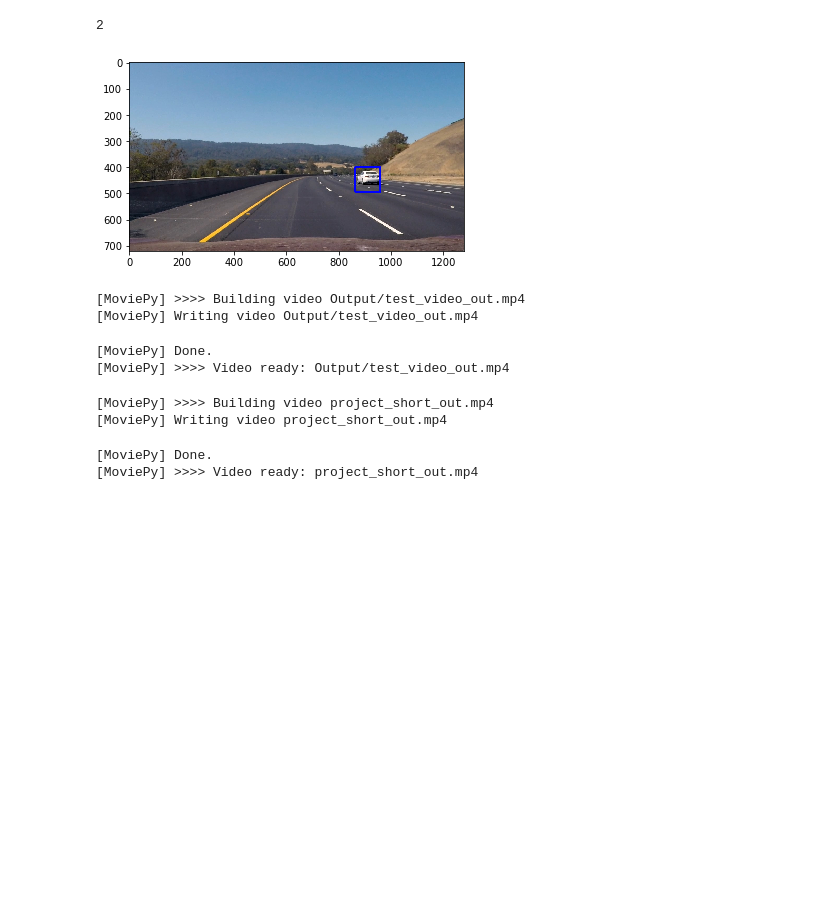
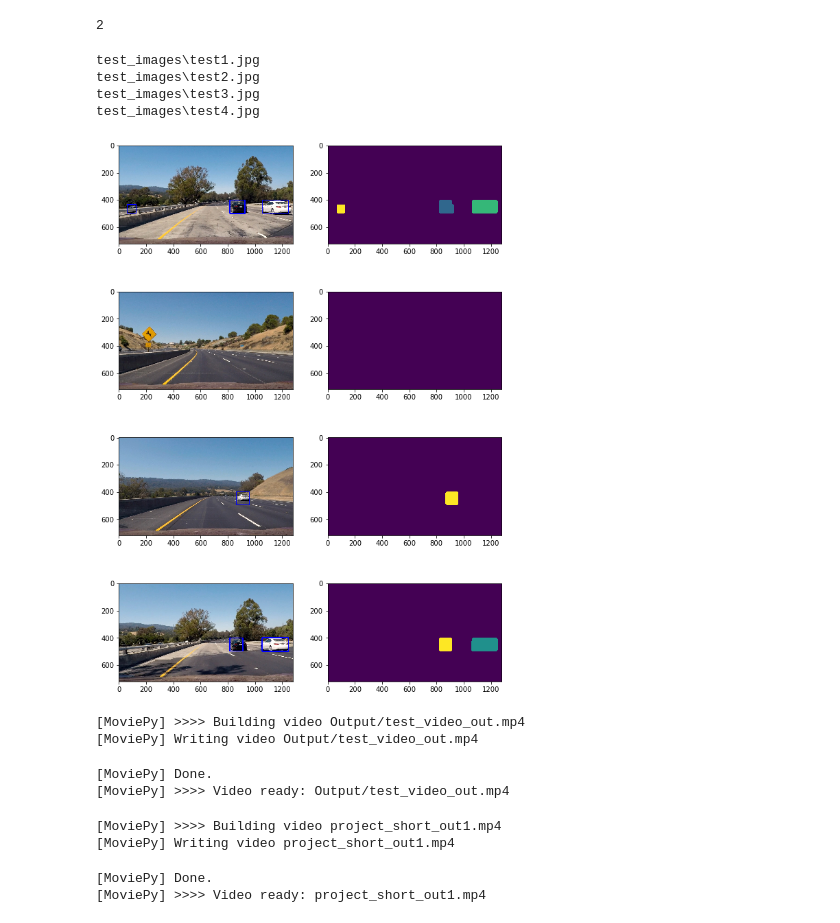
Before and after one commit to naushad-rahman/CarND-Vehicle-Detection, a Jupyter notebook: Detection.ipynb, the cells around one changed output. Saved outputs shown, nothing was run; the diff lists cells and outputs as text; code cells hidden in the pictures; blank space fills up the shorter version.

```diff
--- a/Detection.ipynb
+++ b/Detection.ipynb
@@ -263,7 +263,10 @@ def process_image(image, params):
         windows = itertools.chain(*all_windows)
 
     measurements = multiscale_detect(image, clf, config, windows)
+    #plt.imshow(measurements)
+    #plt.show()
     current_heatmap = update_heatmap(measurements, image.shape)
+
     if not params['cache_enabled']:
         thresh_heatmap = current_heatmap
     else:
@@ -274,6 +277,7 @@ def process_image(image, params):
     cv2.GaussianBlur(thresh_heatmap, (31,31), 0, dst=thresh_heatmap)
 
     labels = label(thresh_heatmap)
+
     if not params['cache_enabled']:
         im2 = draw_labeled_bboxes(np.copy(image), labels)
     else:
@@ -286,7 +290,7 @@ def process_image(image, params):
         tracker.detect(Z)
         im2 = tracker.draw_bboxes(np.copy(image))
 
-    return im2
+    return [im2,labels[0]]
 
 def clear_cache():
     process_image.cache = {
@@ -297,19 +301,37 @@ def clear_cache():
 # %%
 clear_cache()
 params = {}
 params['clf_config'] = config
 params['clf'] = clf
 params['windows'] = windows
 params['cache_enabled'] = False
 params['heatmap_cache_length'] = 10
 params['heatmap_threshold'] = 1
 
-image = mpimg.imread('test_images/test3.jpg')
-im2 = process_image(image, params)
-plt.imshow(im2)
+#image = mpimg.imread('test_images/test3.jpg')
+#im2 = process_image(image, params)
+#plt.imshow(im2)
+#plt.show()
+out_images = glob.glob('test_images/*.jpg')
+plt.figure(figsize=(10,15))
+for i, fname in enumerate(out_images[:4]):
+    print(fname)
+    img = mpimg.imread(fname)
+    im2 = process_image(img, params)
+    nameofImage="out"+str(i)+".png"
+    mpimg.imsave(nameofImage, im2[1])
+    plt.subplot(4, 2, 2*i+1)
+    plt.imshow(im2[0])
+    plt.subplot(4, 2, 2*i+2)
+    plt.imshow(im2[1])
+
 plt.show()
 # %% [output]
+test_images\test1.jpg
+test_images\test2.jpg
+test_images\test3.jpg
+test_images\test4.jpg
-[figure, old version]
+[figure, new version]
 # %%
 clear_cache()
 params = {}
@@ -344,12 +366,12 @@ vid_output = 'project_short_out.mp4'
 clip = VideoFileClip('project_short.mp4')
 # %%
-vid_clip = clip.fl_image(lambda x: process_image(x, params))
+vid_clip = clip.fl_image(lambda x: process_image(x, params)[0])
 vid_clip.write_videofile(vid_output, audio=False)
 # %% [output]
-[MoviePy] >>>> Building video project_short_out.mp4
-[MoviePy] Writing video project_short_out.mp4
+[MoviePy] >>>> Building video project_short_out1.mp4
+[MoviePy] Writing video project_short_out1.mp4
 [MoviePy] Done.
-[MoviePy] >>>> Video ready: project_short_out.mp4
+[MoviePy] >>>> Video ready: project_short_out1.mp4
 # %%
 HTML("""
 <video width="960" height="540" controls>
```
Also changed, not shown: parts of 3 cells of this notebook, 23 other files.
